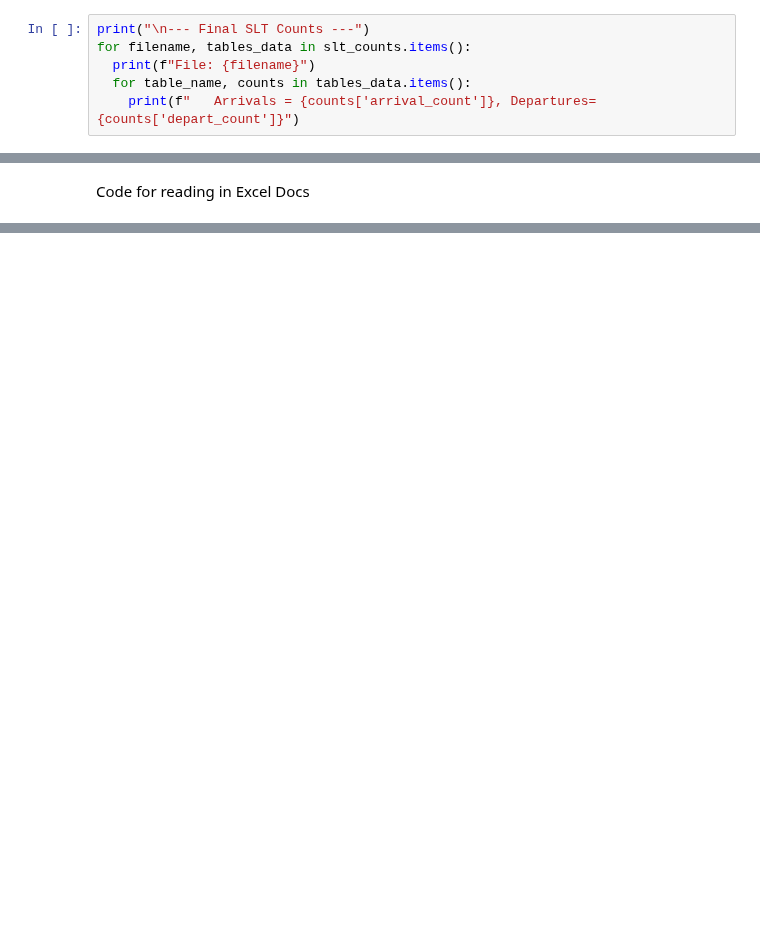
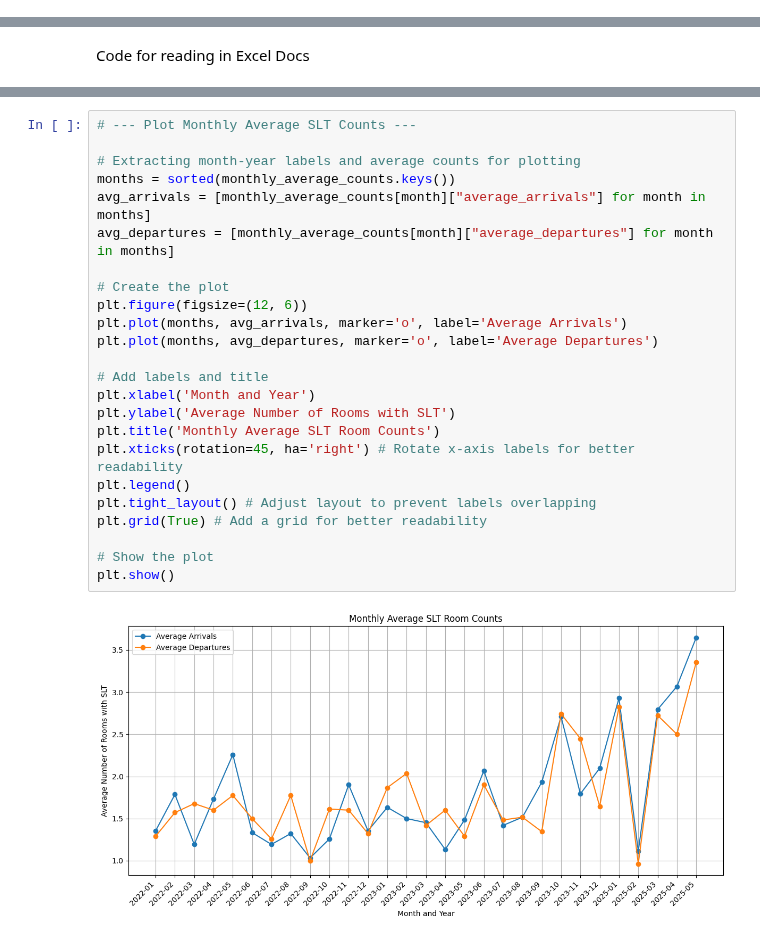
Before and after one commit to KeaganChasenski/PDF_EXCEL_reading_Daysheet, a Jupyter notebook: Skukuzas.ipynb, the cells around one changed output, grey strips where cells are left out. Saved outputs shown, nothing was run; the diff lists cells and outputs as text; blank space fills up the shorter version.

Commit message:
Created using Colab. Excel reading of folders working, SLT data extracted and processed for totalling. Linked Lists and dictionaries used. MatPlot.lib used for visualising data.

```diff
--- a/Skukuzas.ipynb
+++ b/Skukuzas.ipynb
@@ -106,6 +39,0 @@ for filename, data in all_data.items():
-# %%
-print("\n--- Final SLT Counts ---")
-for filename, tables_data in slt_counts.items():
-  print(f"File: {filename}")
-  for table_name, counts in tables_data.items():
-    print(f"   Arrivals = {counts['arrival_count']}, Departures= {counts['depart_count']}")
@@ -503,0 +356,26 @@ Error: Excel file not found at your_excel_file.xlsx
+# %%
+# --- Plot Monthly Average SLT Counts ---
+
+# Extracting month-year labels and average counts for plotting
+months = sorted(monthly_average_counts.keys())
+avg_arrivals = [monthly_average_counts[month]["average_arrivals"] for month in months]
+avg_departures = [monthly_average_counts[month]["average_departures"] for month in months]
+
+# Create the plot
+plt.figure(figsize=(12, 6))
+plt.plot(months, avg_arrivals, marker='o', label='Average Arrivals')
+plt.plot(months, avg_departures, marker='o', label='Average Departures')
+
+# Add labels and title
+plt.xlabel('Month and Year')
+plt.ylabel('Average Number of Rooms with SLT')
+plt.title('Monthly Average SLT Room Counts')
+plt.xticks(rotation=45, ha='right') # Rotate x-axis labels for better readability
+plt.legend()
+plt.tight_layout() # Adjust layout to prevent labels overlapping
+plt.grid(True) # Add a grid for better readability
+
+# Show the plot
+plt.show()
+# %% [output]
+[figure, added]
```
Also changed, not shown: parts of 17 cells of this notebook.
